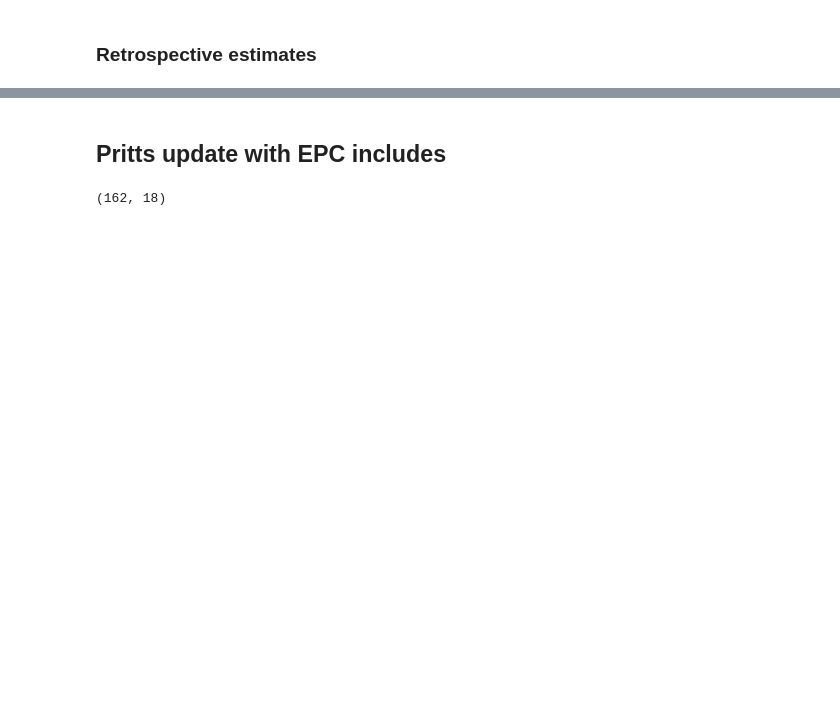
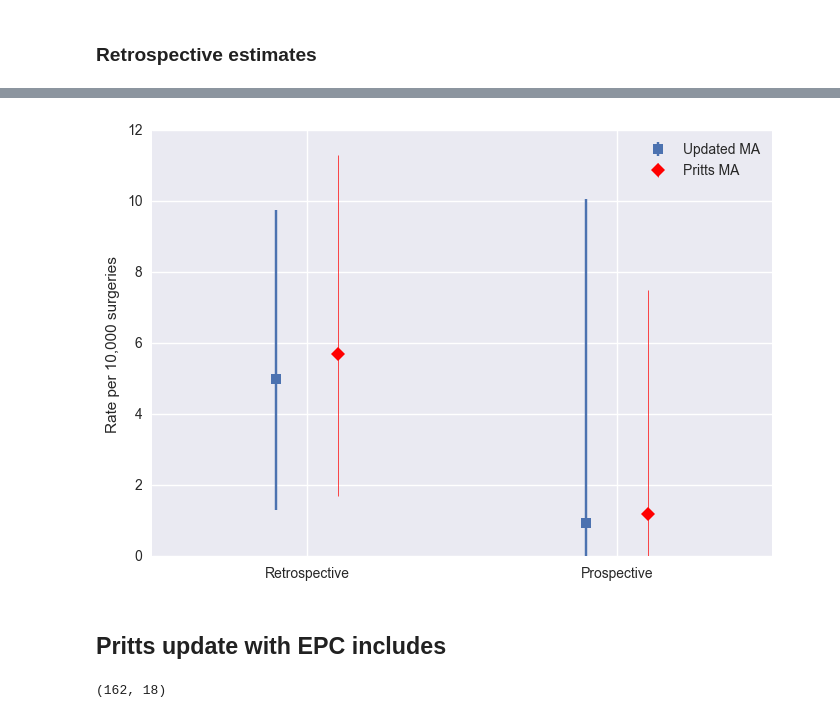
Before and after one commit to VanderbiltPopHealthSci/uterine_fibroids_MA, a Jupyter notebook: Key Question 3 Meta-analysis.ipynb, the cells around one changed output, grey strips where cells are left out. Drawn from its saved outputs; the diff is of its cells as text; code cells hidden in the pictures; blank space fills up the shorter version.

Commit message:
Added additional forest plots

```diff
--- a/Key Question 3 Meta-analysis.ipynb
+++ b/Key Question 3 Meta-analysis.ipynb
@@ -321,3 +321,7 @@ p_10000:
+# %%
+pritts_plot([updated_retro_trace, updated_prosp_trace])
+# %% [output]
+[figure, added]
 # %% [markdown]
 ## Pritts update with EPC includes
 # %%
```
Also changed, not shown: parts of 32 cells of this notebook.
